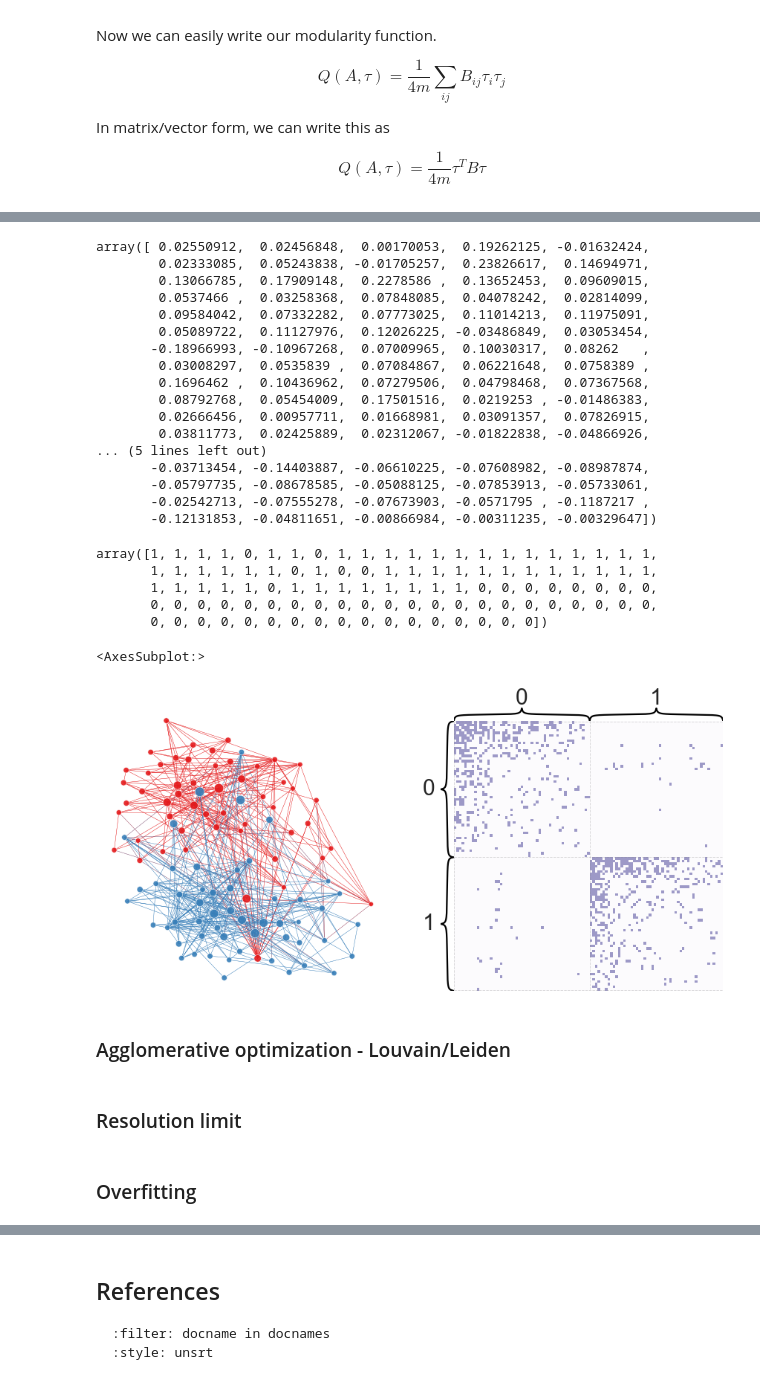
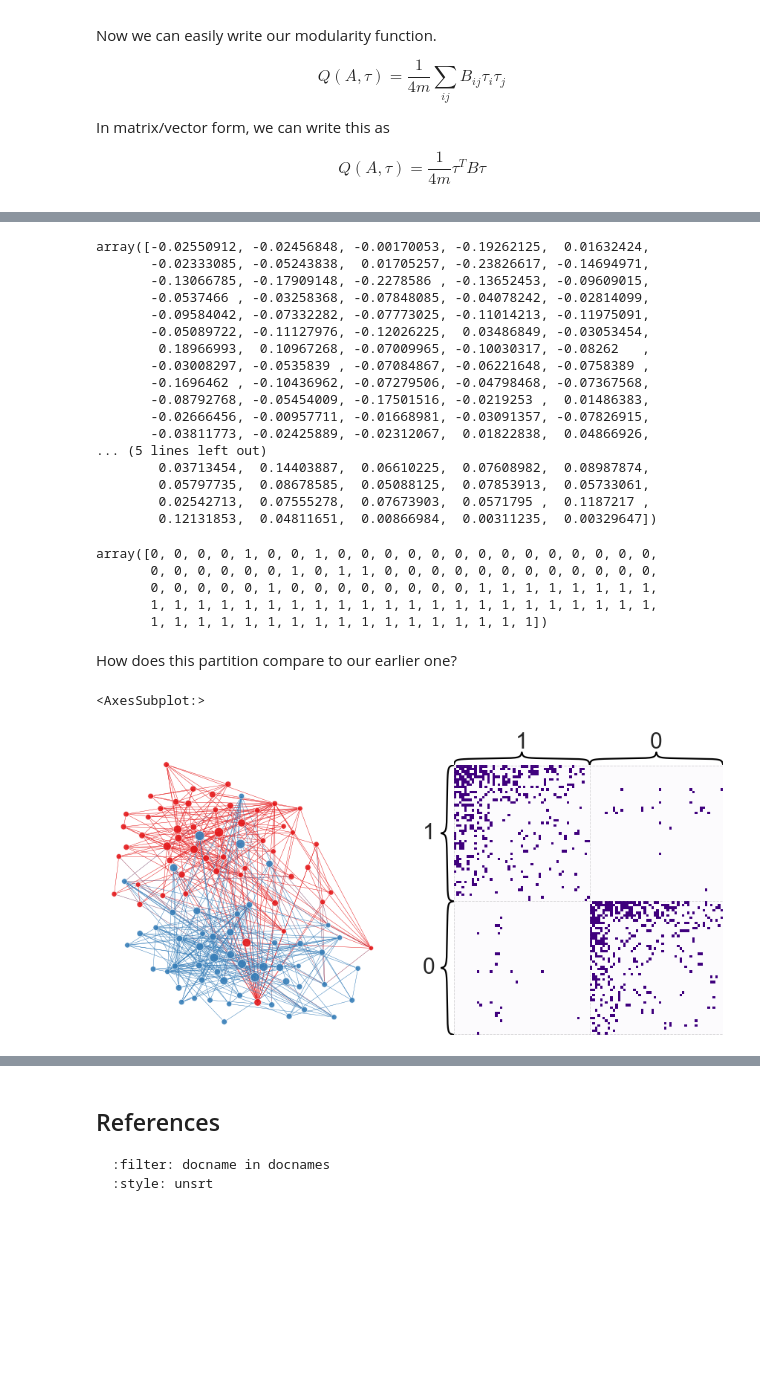
Before and after one commit to bdpedigo/networks-course, a Jupyter notebook: docs/community_detection.ipynb, the cells around one changed output, grey strips where cells are left out. Saved outputs shown, nothing was run; the diff lists cells and outputs as text; code cells hidden in the pictures; blank space fills up the shorter version.

```diff
--- a/docs/community_detection.ipynb
+++ b/docs/community_detection.ipynb
@@ -291,26 +394,25 @@ Hermitian, so maximized when $\tau$ is eigenvector, max modulus.
 # %%
-B = nx.modularity_matrix(g, nodelist=nodelist)
-eigenvalues, eigenvectors = np.linalg.eig(B)
-first_eigenvector = np.squeeze(np.asarray(eigenvectors[:, 0]))
+eigenvalues, eigenvectors = np.linalg.eigh(B)
+first_eigenvector = np.squeeze(np.asarray(eigenvectors[:, -1]))
 first_eigenvector
 # %% [output]
-array([ 0.02550912,  0.02456848,  0.00170053,  0.19262125, -0.01632424,
-        0.02333085,  0.05243838, -0.01705257,  0.23826617,  0.14694971,
-        0.13066785,  0.17909148,  0.2278586 ,  0.13652453,  0.09609015,
-        0.0537466 ,  0.03258368,  0.07848085,  0.04078242,  0.02814099,
-        0.09584042,  0.07332282,  0.07773025,  0.11014213,  0.11975091,
-        0.05089722,  0.11127976,  0.12026225, -0.03486849,  0.03053454,
-       -0.18966993, -0.10967268,  0.07009965,  0.10030317,  0.08262   ,
-        0.03008297,  0.0535839 ,  0.07084867,  0.06221648,  0.0758389 ,
-        0.1696462 ,  0.10436962,  0.07279506,  0.04798468,  0.07367568,
-        0.08792768,  0.05454009,  0.17501516,  0.0219253 , -0.01486383,
-        0.02666456,  0.00957711,  0.01668981,  0.03091357,  0.07826915,
-        0.03811773,  0.02425889,  0.02312067, -0.01822838, -0.04866926,
+array([-0.02550912, -0.02456848, -0.00170053, -0.19262125,  0.01632424,
+       -0.02333085, -0.05243838,  0.01705257, -0.23826617, -0.14694971,
+       -0.13066785, -0.17909148, -0.2278586 , -0.13652453, -0.09609015,
+       -0.0537466 , -0.03258368, -0.07848085, -0.04078242, -0.02814099,
+       -0.09584042, -0.07332282, -0.07773025, -0.11014213, -0.11975091,
+       -0.05089722, -0.11127976, -0.12026225,  0.03486849, -0.03053454,
+        0.18966993,  0.10967268, -0.07009965, -0.10030317, -0.08262   ,
+       -0.03008297, -0.0535839 , -0.07084867, -0.06221648, -0.0758389 ,
+       -0.1696462 , -0.10436962, -0.07279506, -0.04798468, -0.07367568,
+       -0.08792768, -0.05454009, -0.17501516, -0.0219253 ,  0.01486383,
+       -0.02666456, -0.00957711, -0.01668981, -0.03091357, -0.07826915,
+       -0.03811773, -0.02425889, -0.02312067,  0.01822838,  0.04866926,
 ... (5 lines left out)
-       -0.03713454, -0.14403887, -0.06610225, -0.07608982, -0.08987874,
-       -0.05797735, -0.08678585, -0.05088125, -0.07853913, -0.05733061,
-       -0.02542713, -0.07555278, -0.07673903, -0.0571795 , -0.1187217 ,
-       -0.12131853, -0.04811651, -0.00866984, -0.00311235, -0.00329647])
+        0.03713454,  0.14403887,  0.06610225,  0.07608982,  0.08987874,
+        0.05797735,  0.08678585,  0.05088125,  0.07853913,  0.05733061,
+        0.02542713,  0.07555278,  0.07673903,  0.0571795 ,  0.1187217 ,
+        0.12131853,  0.04811651,  0.00866984,  0.00311235,  0.00329647])
 # %%
 eig_partition = first_eigenvector.copy()
 eig_partition[eig_partition > 0] = 1
@@ -319,48 +421,43 @@ eig_partition = eig_partition.astype(int)
 # %%
 eig_partition
 # %% [output]
-array([1, 1, 1, 1, 0, 1, 1, 0, 1, 1, 1, 1, 1, 1, 1, 1, 1, 1, 1, 1, 1, 1,
-       1, 1, 1, 1, 1, 1, 0, 1, 0, 0, 1, 1, 1, 1, 1, 1, 1, 1, 1, 1, 1, 1,
-       1, 1, 1, 1, 1, 0, 1, 1, 1, 1, 1, 1, 1, 1, 0, 0, 0, 0, 0, 0, 0, 0,
-       0, 0, 0, 0, 0, 0, 0, 0, 0, 0, 0, 0, 0, 0, 0, 0, 0, 0, 0, 0, 0, 0,
-       0, 0, 0, 0, 0, 0, 0, 0, 0, 0, 0, 0, 0, 0, 0, 0, 0])
+array([0, 0, 0, 0, 1, 0, 0, 1, 0, 0, 0, 0, 0, 0, 0, 0, 0, 0, 0, 0, 0, 0,
+       0, 0, 0, 0, 0, 0, 1, 0, 1, 1, 0, 0, 0, 0, 0, 0, 0, 0, 0, 0, 0, 0,
+       0, 0, 0, 0, 0, 1, 0, 0, 0, 0, 0, 0, 0, 0, 1, 1, 1, 1, 1, 1, 1, 1,
+       1, 1, 1, 1, 1, 1, 1, 1, 1, 1, 1, 1, 1, 1, 1, 1, 1, 1, 1, 1, 1, 1,
+       1, 1, 1, 1, 1, 1, 1, 1, 1, 1, 1, 1, 1, 1, 1, 1, 1])
+# %% [markdown]
+How does this partition compare to our earlier one?
 # %%
 node_df["eig_partition"] = eig_partition
 
 fig, axs = plt.subplots(1, 2, figsize=(15, 7))
 
 networkplot(
     adj,
     x="x",
     y="y",
     node_data=node_df.reset_index(),
     node_alpha=0.9,
     edge_alpha=0.7,
     edge_linewidth=0.4,
     node_hue="eig_partition",
-    # node_kws=dict(s=80, linewidth=1),
     node_size="degree",
     edge_hue="source",
     ax=axs[0],
 )
 _ = axs[0].axis("off")
 
 heatmap(
     adj,
     inner_hier_labels=eig_partition,
     ax=axs[1],
     cbar=False,
     cmap="Purples",
     vmin=0,
-    center=0.99,
+    center=None,
     sort_nodes=True,
 )
 # %% [output]
 <AxesSubplot:>
-[figure, old version]
+[figure, new version]
-# %% [markdown]
-### Agglomerative optimization - Louvain/Leiden
-# %% [markdown]
-### Resolution limit
-# %% [markdown]
-### Overfitting
```
Also changed, not shown: parts of 38 cells of this notebook, 4 other files.
